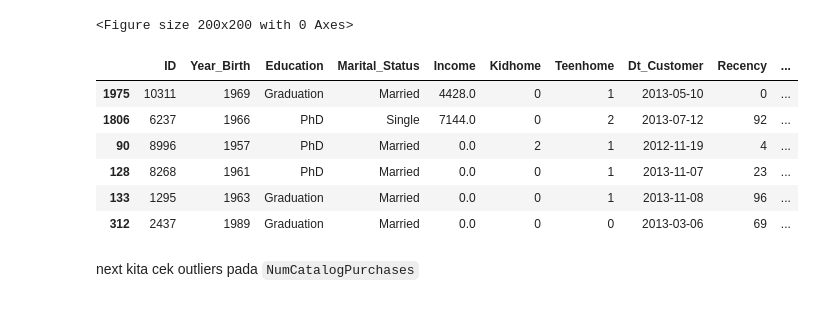
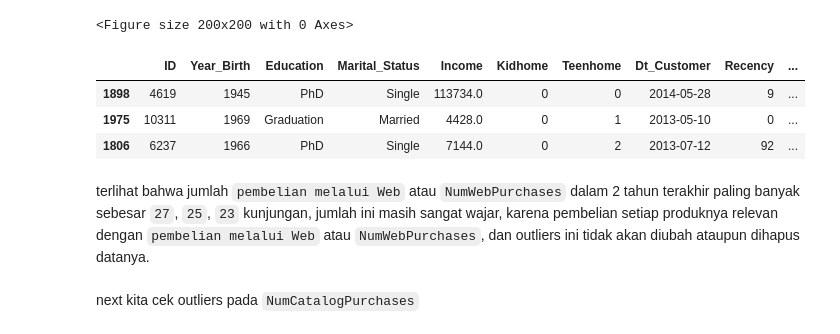
Before and after one commit to rifqimrasyad/capstone_2_Data_Analyst, a Jupyter notebook: Capstone_Project_2.ipynb, the cells around one changed output. Saved outputs shown, nothing was run; the diff lists cells and outputs as text; code cells hidden in the pictures.

```diff
--- a/Capstone_Project_2.ipynb
+++ b/Capstone_Project_2.ipynb
@@ -897,3 +882,6 @@ plt.show()
 # %% [output]
 [figure]
 <Figure size 200x200 with 0 Axes>
+# %%
+pd.reset_option('display.max_rows')
+# pd.set_option('display.max_rows', None)
@@ -899,0 +892,3 @@ plt.show()
+# %%
+df_prep['Allprods'] = (df_prep['MntWines'] + df_prep['MntFruits'] + df_prep['MntMeatProducts'] + df_prep['MntFishProducts'] + df_prep['MntSweetProducts']+ df_prep['MntGoldProds'])
+df_prep
@@ -909,0 +920,4 @@ df_prep[(df_prep['Income'] < 8000) & (df_prep['NumDealsPurchases'] >= 6)].sort_v
+# %%
+df_prep = df_prep[df_prep['ID'] != 6862]
+# %%
+df_prep = df_prep[df_prep['ID'] != 9931]
@@ -919,15 +972,14 @@ plt.show()
 <Figure size 200x200 with 0 Axes>
 # %%
 # df_prep[df_prep[''] >= 6].sort_values('', ascending=False)
-df_prep[(df_prep['Income'] < 8000) & (df_prep['NumWebPurchases'] >= 6)].sort_values('NumWebPurchases', ascending=False)
+df_prep[(df_prep['NumWebPurchases'] >= 20)].sort_values('NumWebPurchases', ascending=False)
 # %% [output]
 |  | ID | Year_Birth | Education | Marital_Status | Income | Kidhome | Teenhome | Dt_Customer | Recency | ... |
+| 1898 | 4619 | 1945 | PhD | Single | 113734.0 | 0 | 0 | 2014-05-28 | 9 | ... |
 | 1975 | 10311 | 1969 | Graduation | Married | 4428.0 | 0 | 1 | 2013-05-10 | 0 | ... |
 | 1806 | 6237 | 1966 | PhD | Single | 7144.0 | 0 | 2 | 2013-07-12 | 92 | ... |
-| 90 | 8996 | 1957 | PhD | Married | 0.0 | 2 | 1 | 2012-11-19 | 4 | ... |
-| 128 | 8268 | 1961 | PhD | Married | 0.0 | 0 | 1 | 2013-11-07 | 23 | ... |
-| 133 | 1295 | 1963 | Graduation | Married | 0.0 | 0 | 1 | 2013-11-08 | 96 | ... |
-| 312 | 2437 | 1989 | Graduation | Married | 0.0 | 0 | 0 | 2013-03-06 | 69 | ... |
+# %% [markdown]
+terlihat bahwa jumlah `pembelian melalui Web` atau `NumWebPurchases` dalam 2 tahun terakhir paling banyak sebesar `27`, `25`, `23` kunjungan, jumlah ini masih sangat wajar, karena pembelian setiap produknya relevan dengan `pembelian melalui Web` atau `NumWebPurchases`, dan outliers ini tidak akan diubah ataupun dihapus datanya.
 # %% [markdown]
 next kita cek outliers pada `NumCatalogPurchases`
 # %%
```
Also changed, not shown: parts of 44 cells of this notebook.
